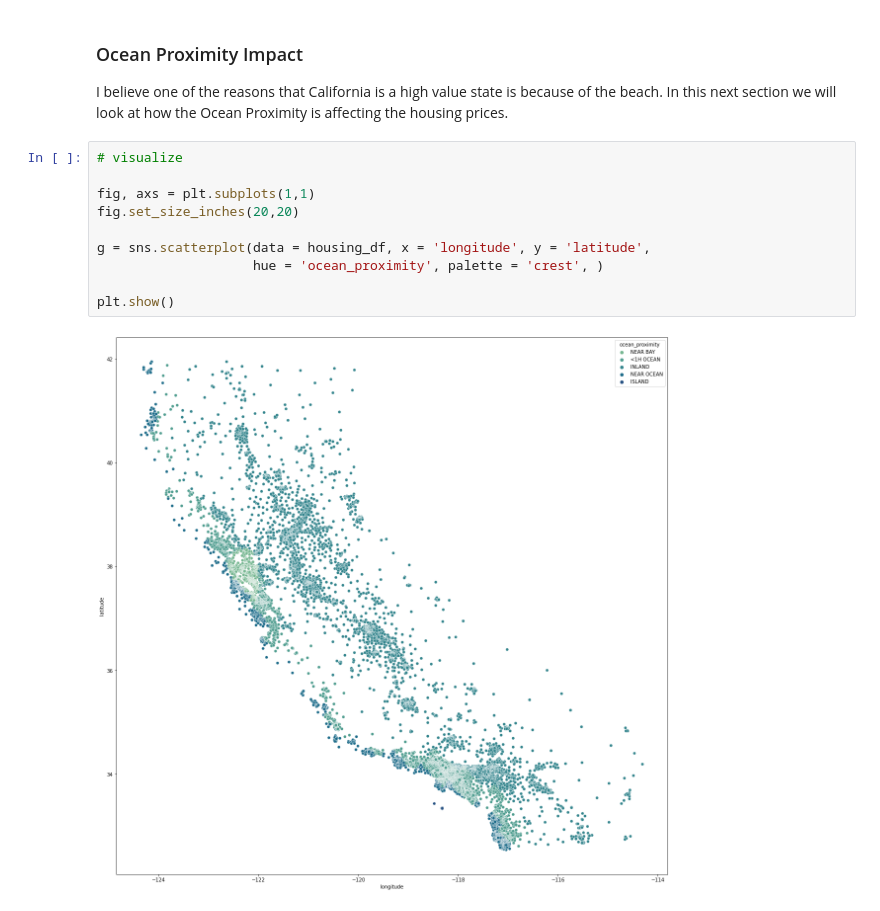
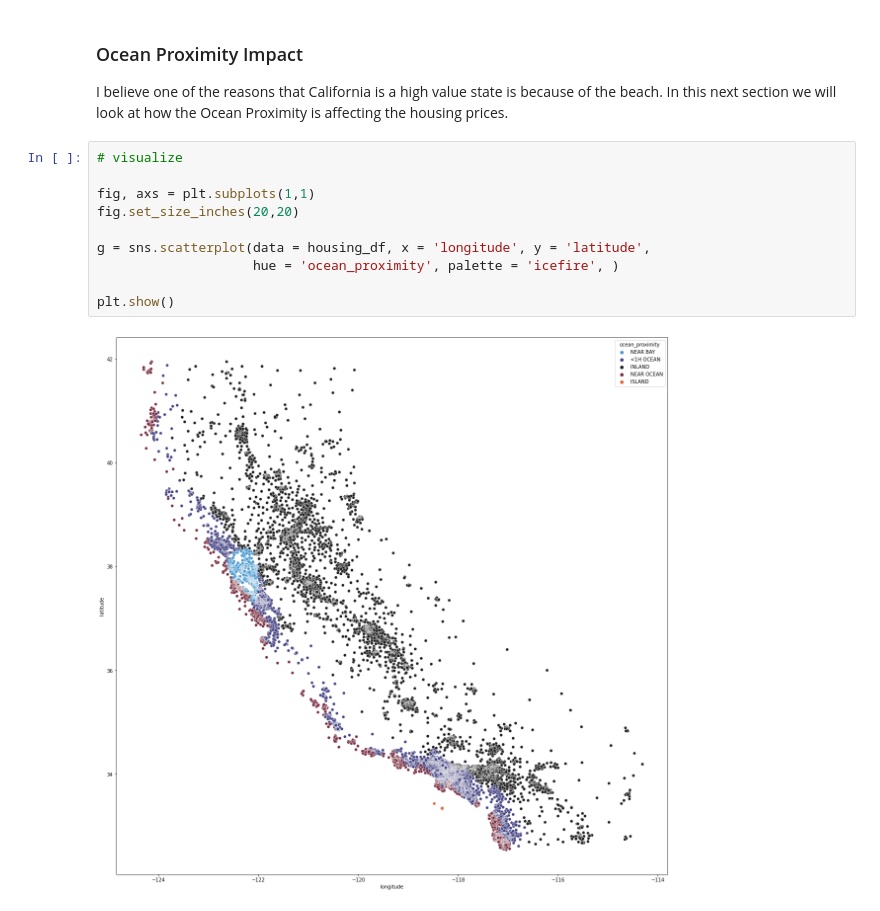
Before and after one commit to knolasco/Intro_to_ML_Course, a Jupyter notebook: Module1/California_Housing_prices.ipynb, the cells around one changed output. Cells and saved outputs as stored; diff of their text form.

Commit message:
fixing california visualization

```diff
--- a/Module1/California_Housing_prices.ipynb
+++ b/Module1/California_Housing_prices.ipynb
@@ -102,12 +102,12 @@ I believe one of the reasons that California is a high value state is because of
 # %%
 # visualize
 
 fig, axs = plt.subplots(1,1)
 fig.set_size_inches(20,20)
 
 g = sns.scatterplot(data = housing_df, x = 'longitude', y = 'latitude',
-                    hue = 'ocean_proximity', palette = 'crest', )
+                    hue = 'ocean_proximity', palette = 'icefire', )
 
 plt.show()
 # %% [output]
-[figure, old version]
+[figure, new version]
```
